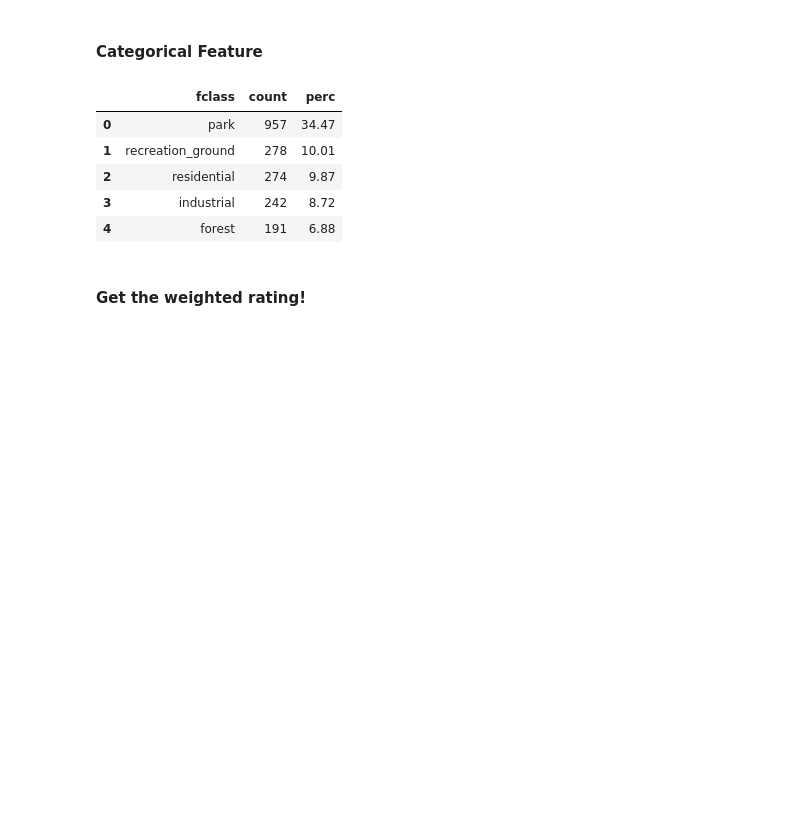
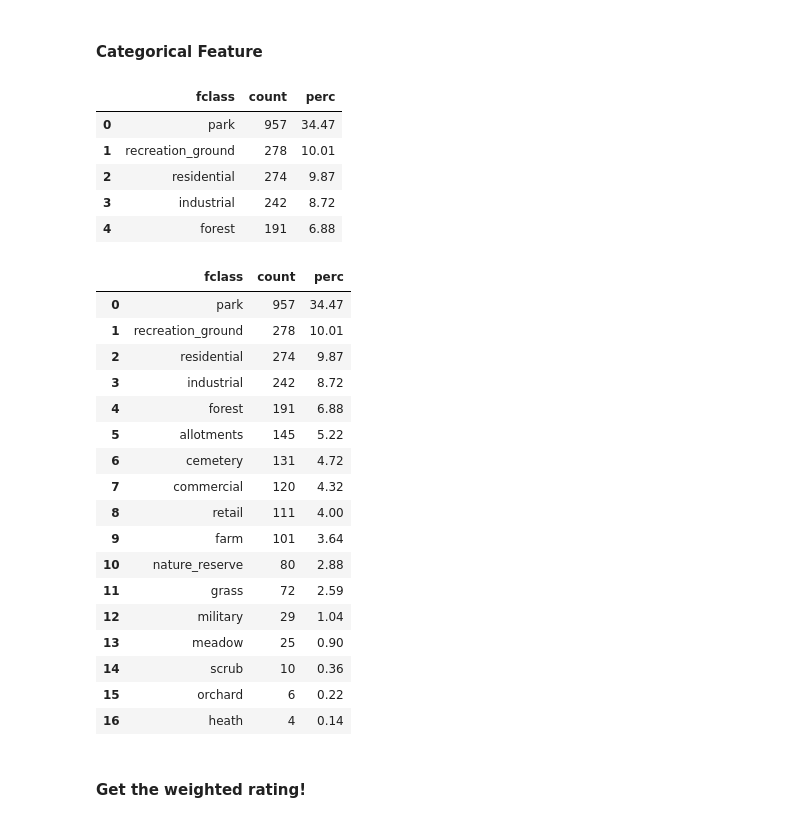
Before and after one commit to cultureincities/nature, a Jupyter notebook: colab/GitHub_Nature.ipynb, the cells around one changed output. Cells and saved outputs as stored; diff of their text form; code cells hidden in the pictures; blank space fills up the shorter version.

```diff
--- a/colab/GitHub_Nature.ipynb
+++ b/colab/GitHub_Nature.ipynb
@@ -509,6 +514,27 @@ fclass_df.head()
 | 2 | residential | 274 | 9.87 |
 | 3 | industrial | 242 | 8.72 |
 | 4 | forest | 191 | 6.88 |
+# %%
+fclass_df
+# %% [output]
+|  | fclass | count | perc |
+| 0 | park | 957 | 34.47 |
+| 1 | recreation_ground | 278 | 10.01 |
+| 2 | residential | 274 | 9.87 |
+| 3 | industrial | 242 | 8.72 |
+| 4 | forest | 191 | 6.88 |
+| 5 | allotments | 145 | 5.22 |
+| 6 | cemetery | 131 | 4.72 |
+| 7 | commercial | 120 | 4.32 |
+| 8 | retail | 111 | 4.00 |
+| 9 | farm | 101 | 3.64 |
+| 10 | nature_reserve | 80 | 2.88 |
+| 11 | grass | 72 | 2.59 |
+| 12 | military | 29 | 1.04 |
+| 13 | meadow | 25 | 0.90 |
+| 14 | scrub | 10 | 0.36 |
+| 15 | orchard | 6 | 0.22 |
+| 16 | heath | 4 | 0.14 |
 # %% [markdown]
 #### Get the weighted rating!
 # %%
```
Also changed, not shown: parts of 5 cells of this notebook.
